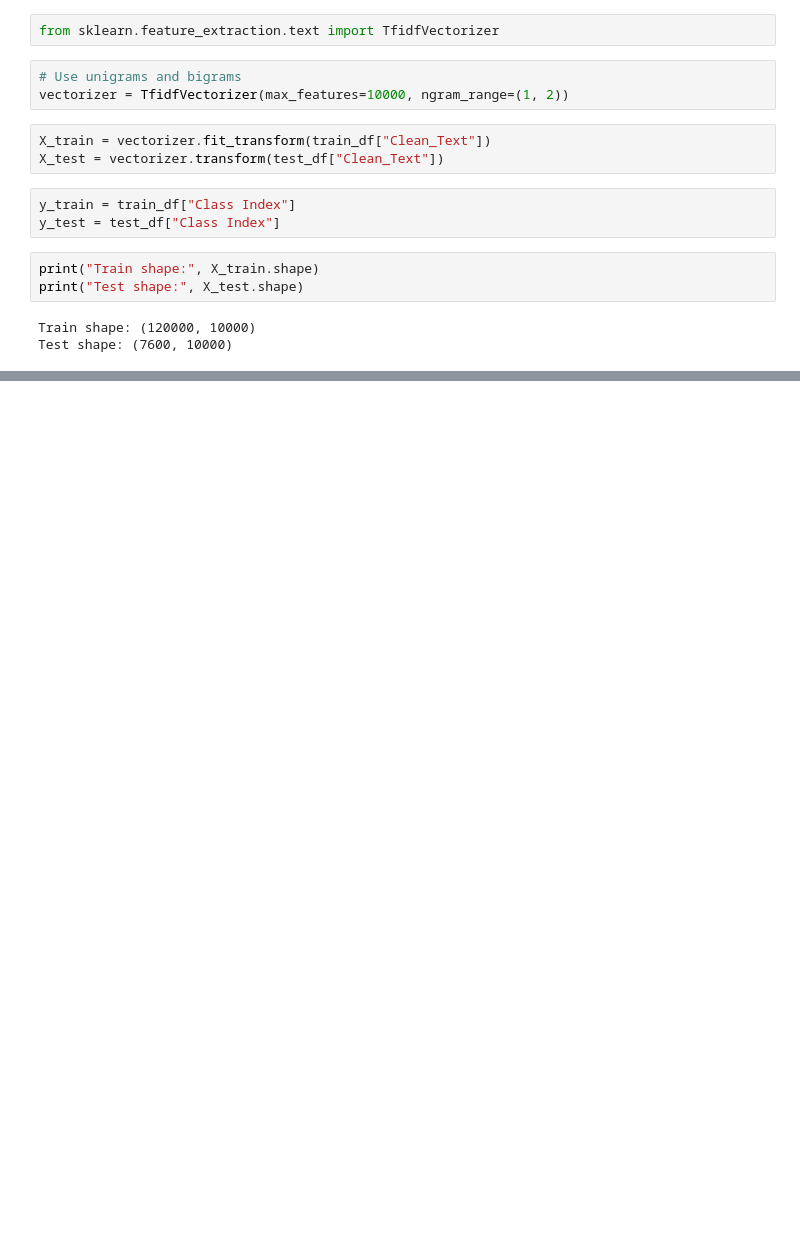
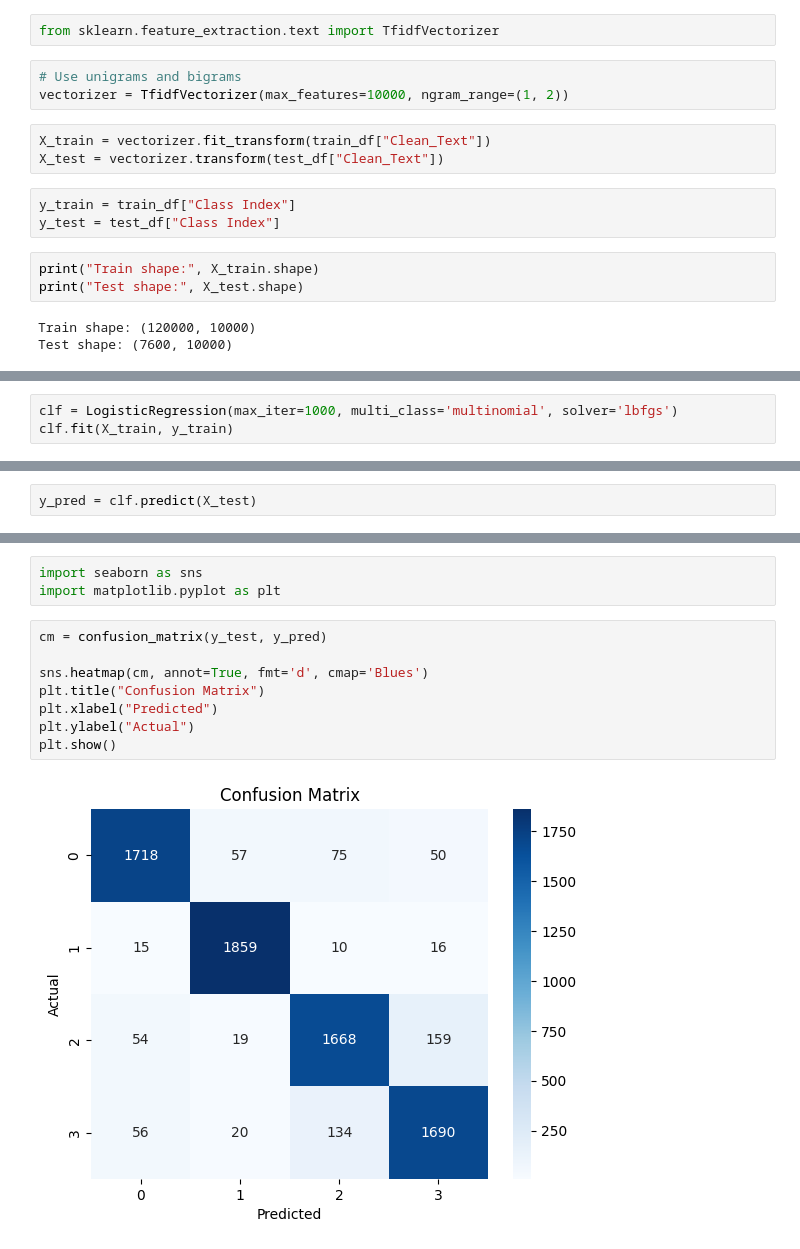
Before and after one commit to x50MANSOUR50x/News-Category-Classification, a Jupyter notebook: News_category_classification.ipynb, the cells around one changed output, grey strips where cells are left out. Saved outputs shown, nothing was run; the diff lists cells and outputs as text; blank space fills up the shorter version.

Commit message:
Train & Evaluate with Logistic Regression

```diff
--- a/News_category_classification.ipynb
+++ b/News_category_classification.ipynb
@@ -94,0 +100,3 @@ Test shape: (7600, 10000)
+# %%
+clf = LogisticRegression(max_iter=1000, multi_class='multinomial', solver='lbfgs')
+clf.fit(X_train, y_train)
@@ -94,0 +105,2 @@ Test shape: (7600, 10000)
+# %%
+y_pred = clf.predict(X_test)
@@ -94,0 +124,13 @@ Test shape: (7600, 10000)
+# %%
+import seaborn as sns
+import matplotlib.pyplot as plt
+# %%
+cm = confusion_matrix(y_test, y_pred)
+
+sns.heatmap(cm, annot=True, fmt='d', cmap='Blues')
+plt.title("Confusion Matrix")
+plt.xlabel("Predicted")
+plt.ylabel("Actual")
+plt.show()
+# %% [output]
+[figure, added]
```
Also changed, not shown: parts of 4 cells of this notebook.
